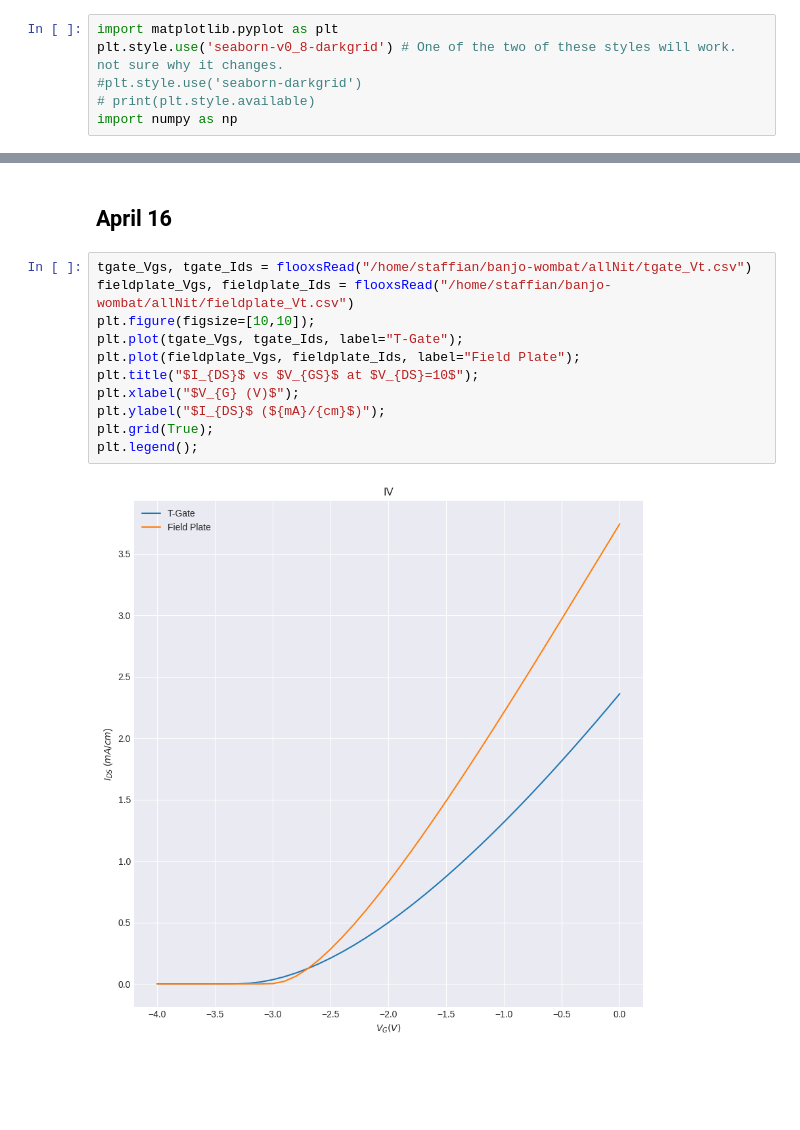
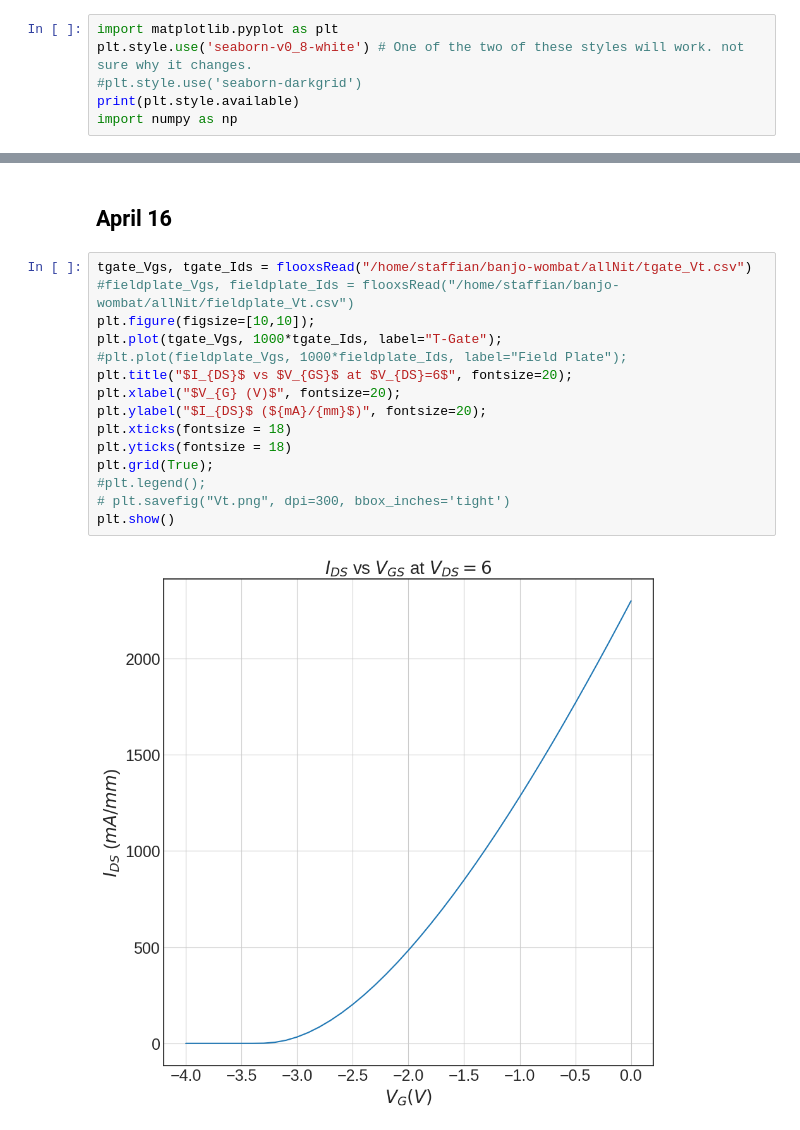
Before and after one commit to IanStafford/banjo-wombat, a Jupyter notebook: allNit/figuresApril1.ipynb, the cells around one changed output, grey strips where cells are left out. Drawn from its saved outputs; the diff is of its cells as text; blank space fills up the shorter version.

```diff
--- a/allNit/figuresApril1.ipynb
+++ b/allNit/figuresApril1.ipynb
@@ -12,7 +12,7 @@
 ## Definitions
 # %%
 import matplotlib.pyplot as plt
-plt.style.use('seaborn-v0_8-darkgrid') # One of the two of these styles will work. not sure why it changes.
+plt.style.use('seaborn-v0_8-white') # One of the two of these styles will work. not sure why it changes.
 #plt.style.use('seaborn-darkgrid')
-# print(plt.style.available)
+print(plt.style.available)
 import numpy as np
@@ -133,14 +140,18 @@ plt.legend();'''
 ## April 16
 # %%
 tgate_Vgs, tgate_Ids = flooxsRead("/home/staffian/banjo-wombat/allNit/tgate_Vt.csv")
-fieldplate_Vgs, fieldplate_Ids = flooxsRead("/home/staffian/banjo-wombat/allNit/fieldplate_Vt.csv")
+#fieldplate_Vgs, fieldplate_Ids = flooxsRead("/home/staffian/banjo-wombat/allNit/fieldplate_Vt.csv")
 plt.figure(figsize=[10,10]);
-plt.plot(tgate_Vgs, tgate_Ids, label="T-Gate");
-plt.plot(fieldplate_Vgs, fieldplate_Ids, label="Field Plate");
-plt.title("$I_{DS}$ vs $V_{GS}$ at $V_{DS}=10$");
-plt.xlabel("$V_{G} (V)$");
-plt.ylabel("$I_{DS}$ (${mA}/{cm}$)");
+plt.plot(tgate_Vgs, 1000*tgate_Ids, label="T-Gate");
+#plt.plot(fieldplate_Vgs, 1000*fieldplate_Ids, label="Field Plate");
+plt.title("$I_{DS}$ vs $V_{GS}$ at $V_{DS}=6$", fontsize=20);
+plt.xlabel("$V_{G} (V)$", fontsize=20);
+plt.ylabel("$I_{DS}$ (${mA}/{mm}$)", fontsize=20);
+plt.xticks(fontsize = 18)
+plt.yticks(fontsize = 18)
 plt.grid(True);
-plt.legend();
+#plt.legend();
+# plt.savefig("Vt.png", dpi=300, bbox_inches='tight')
+plt.show()
 # %% [output]
-[figure, old version]
+[figure, new version]
```
Also changed, not shown: parts of 7 cells of this notebook, 18 other files.
